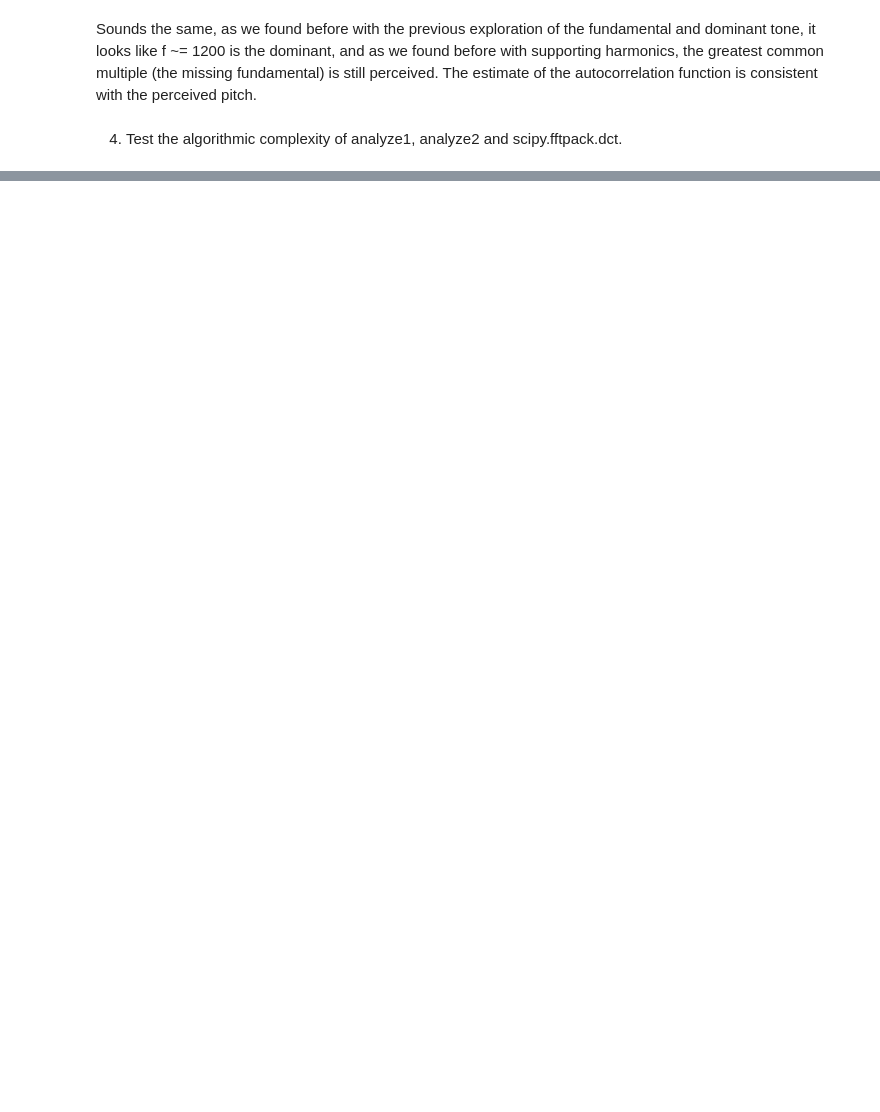
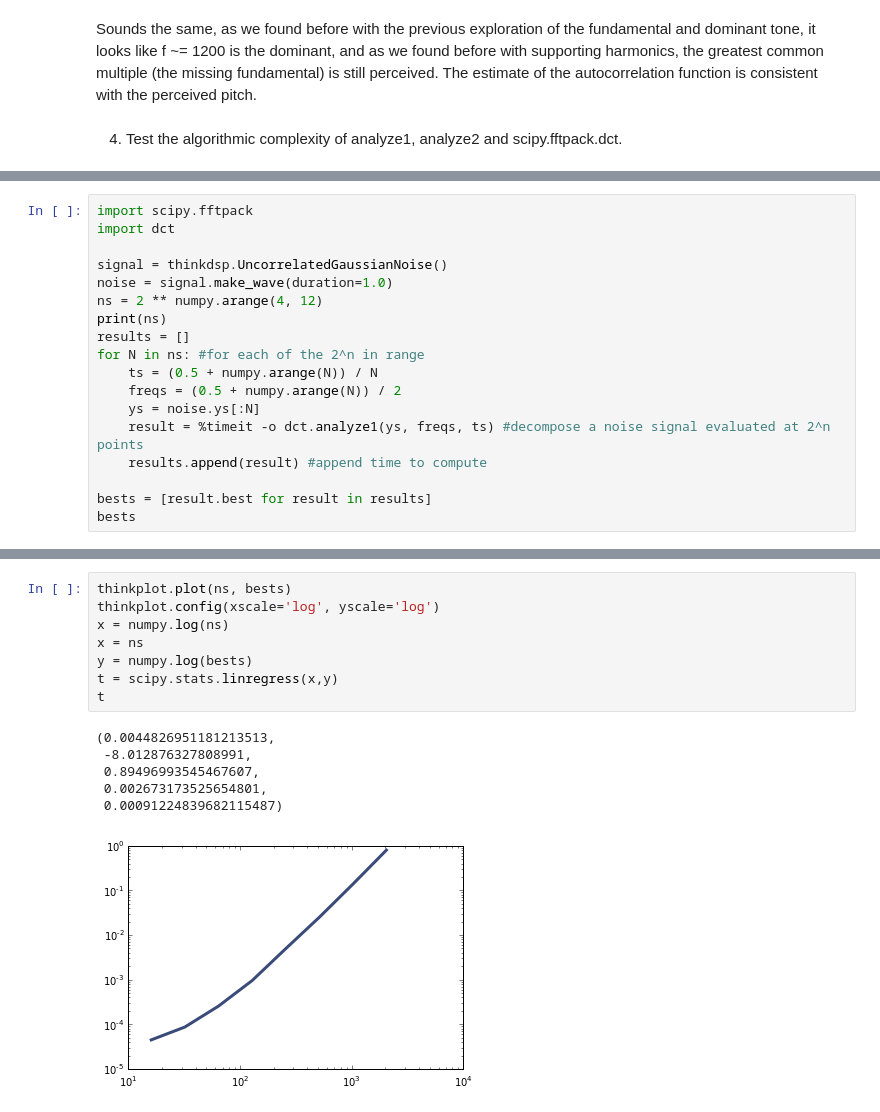
Before and after one commit to sabumjung/ThinkDSP, a Jupyter notebook: code/ps03.ipynb, the cells around one changed output, grey strips where cells are left out. Cells and saved outputs as stored; diff of their text form; blank space fills up the shorter version.

Commit message:
good up to error in analysis of scipy.fftpack.dct

```diff
--- a/code/ps03.ipynb
+++ b/code/ps03.ipynb
@@ -197,0 +195,18 @@ import dct
+# %%
+import scipy.fftpack
+import dct
+
+signal = thinkdsp.UncorrelatedGaussianNoise()
+noise = signal.make_wave(duration=1.0)
+ns = 2 ** numpy.arange(4, 12)
+print(ns)
+results = []
+for N in ns: #for each of the 2^n in range
+    ts = (0.5 + numpy.arange(N)) / N
+    freqs = (0.5 + numpy.arange(N)) / 2
+    ys = noise.ys[:N]
+    result = %timeit -o dct.analyze1(ys, freqs, ts) #decompose a noise signal evaluated at 2^n points
+    results.append(result) #append time to compute
+
+bests = [result.best for result in results]
+bests
@@ -197,0 +231,15 @@ import dct
+# %%
+thinkplot.plot(ns, bests)
+thinkplot.config(xscale='log', yscale='log')
+x = numpy.log(ns)
+x = ns
+y = numpy.log(bests)
+t = scipy.stats.linregress(x,y)
+t
+# %% [output]
+(0.0044826951181213513,
+ -8.012876327808991,
+ 0.89496993545467607,
+ 0.002673173525654801,
+ 0.00091224839682115487)
+[figure, added]
```
Also changed, not shown: parts of 18 cells of this notebook.
